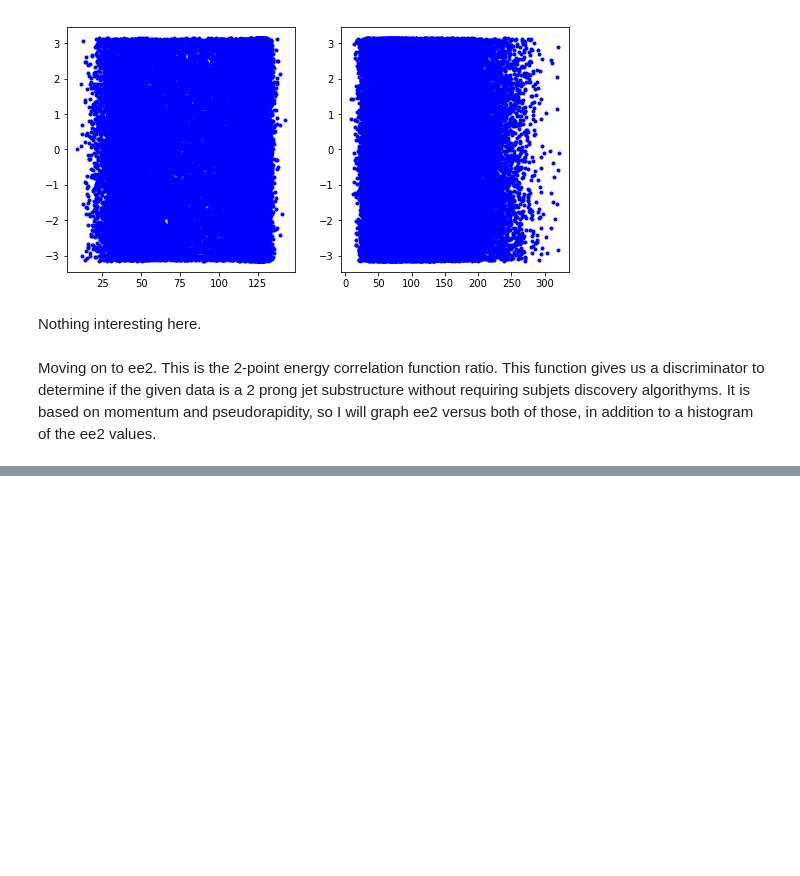
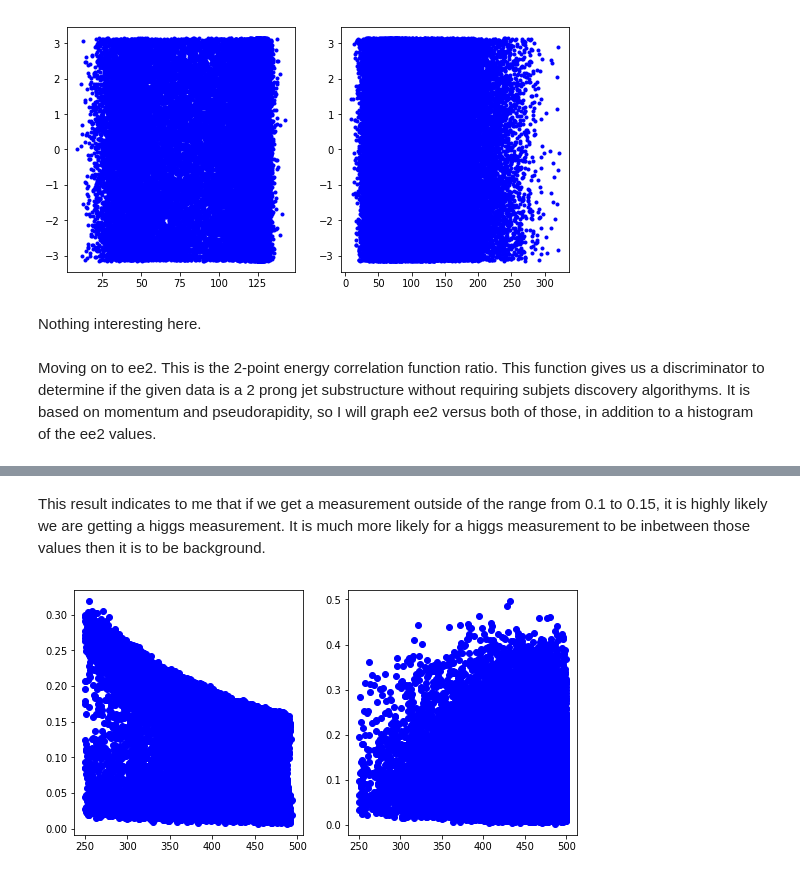
Before and after one commit to AdamK42/physics-434, a Jupyter notebook: lab5/lab5.ipynb, the cells around one changed output, grey strips where cells are left out. Drawn from its saved outputs; the diff is of its cells as text; code cells hidden in the pictures; blank space fills up the shorter version.

```diff
--- a/lab5/lab5.ipynb
+++ b/lab5/lab5.ipynb
@@ -169,0 +168,11 @@ Wow, these look identical to me! I suppose we shall see if ee3 is the same way,
+# %% [markdown]
+This result indicates to me that if we get a measurement outside of the range from 0.1 to 0.15, it is highly likely we are getting a higgs measurement. It is much more likely for a higgs measurement to be inbetween those values then it is to be background.
+# %%
+# momentum
+figure = plt.figure(figsize=(9, 4.5))
+axes = figure.subplots(1, 2)
+
+axes[0].plot(pt_h, ee2_h, 'ob');
+axes[1].plot(pt_q, ee2_q, 'ob');
+# %% [output]
+[figure, added]
```
Also changed, not shown: parts of 69 cells of this notebook, 1 other file.
